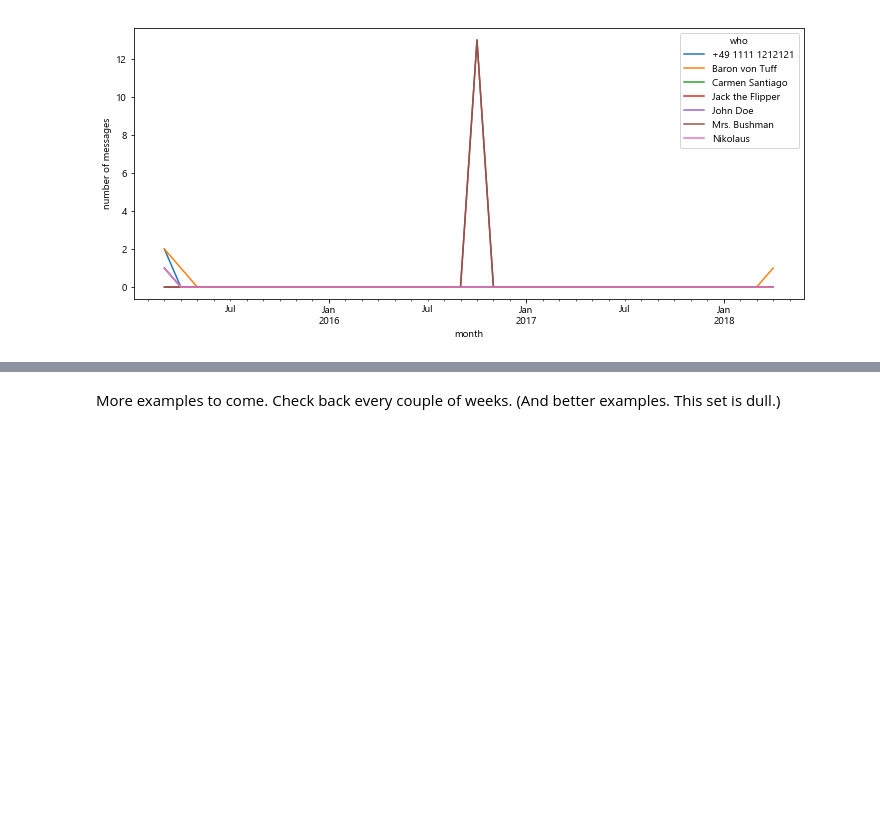
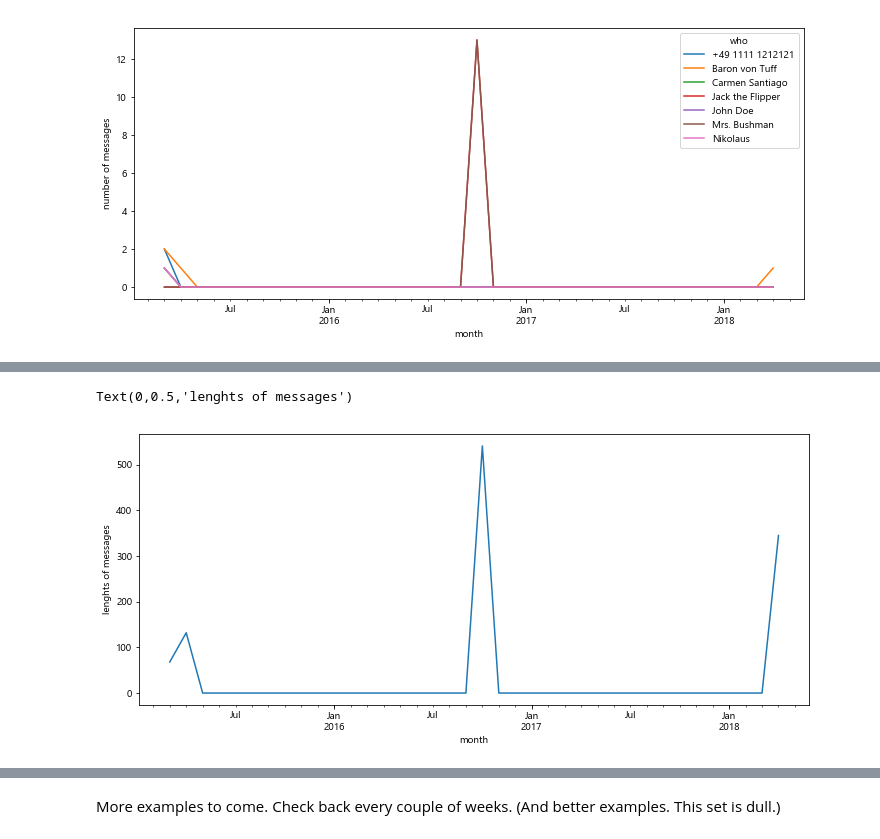
Before and after one commit to phillies/WhatshAppened, a Jupyter notebook: WhatshAppened_example.ipynb, the cells around one changed output, grey strips where cells are left out. Drawn from its saved outputs; the diff is of its cells as text; code cells hidden in the pictures; blank space fills up the shorter version.

```diff
--- a/WhatshAppened_example.ipynb
+++ b/WhatshAppened_example.ipynb
@@ -152,0 +173,10 @@ Text(0,0.5,'number of messages')
+# %%
+is_message = pan._df.type == 'message'
+messages = pan._df[is_message]
+message_series = messages.groupby('timestamp').aggregate('sum')['message length'].resample('M').sum()
+message_series.plot(figsize=(12,5))
+plt.xlabel('month')
+plt.ylabel('lenghts of messages')
+# %% [output]
+Text(0,0.5,'lenghts of messages')
+[figure, added]
```
Also changed, not shown: parts of 5 cells of this notebook, 2 other files.
